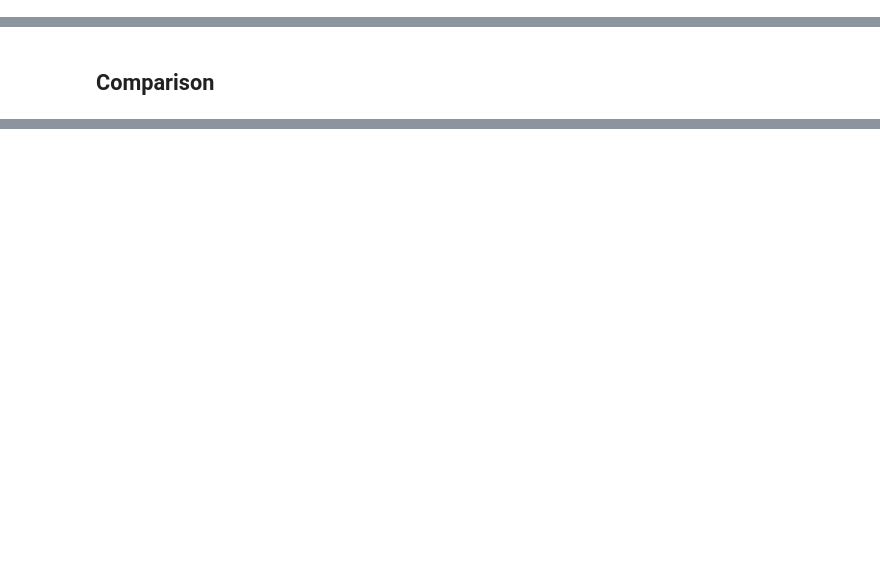
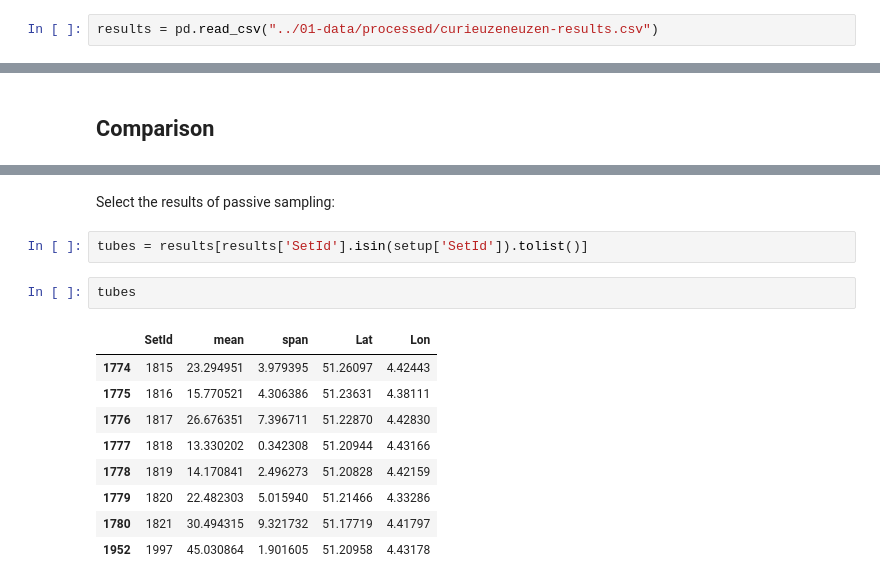
Before and after one commit to gridl/CurieuzeNeuzen, a Jupyter notebook: 02-processing/calibration_VMM.ipynb, the cells around one changed output, grey strips where cells are left out. Drawn from its saved outputs; the diff is of its cells as text; blank space fills up the shorter version.

Commit message:
Prepare basic processing with dummy data (processing results, calibration, data for map)

```diff
--- a/02-processing/calibration_VMM.ipynb
+++ b/02-processing/calibration_VMM.ipynb
@@ -62,2 +98,4 @@ dtype: float64
 # %% [markdown]
 ### CurieuzeNeuzen data
+# %%
+results = pd.read_csv("../01-data/processed/curieuzeneuzen-results.csv")
@@ -83,0 +133,16 @@ data
+# %% [markdown]
+Select the results of passive sampling:
+# %%
+tubes = results[results['SetId'].isin(setup['SetId']).tolist()]
+# %%
+tubes
+# %% [output]
+|  | SetId | mean | span | Lat | Lon |
+| 1774 | 1815 | 23.294951 | 3.979395 | 51.26097 | 4.42443 |
+| 1775 | 1816 | 15.770521 | 4.306386 | 51.23631 | 4.38111 |
+| 1776 | 1817 | 26.676351 | 7.396711 | 51.22870 | 4.42830 |
+| 1777 | 1818 | 13.330202 | 0.342308 | 51.20944 | 4.43166 |
+| 1778 | 1819 | 14.170841 | 2.496273 | 51.20828 | 4.42159 |
+| 1779 | 1820 | 22.482303 | 5.015940 | 51.21466 | 4.33286 |
+| 1780 | 1821 | 30.494315 | 9.321732 | 51.17719 | 4.41797 |
+| 1952 | 1997 | 45.030864 | 1.901605 | 51.20958 | 4.43178 |
```
Also changed, not shown: parts of 19 cells of this notebook, 2 other files.
